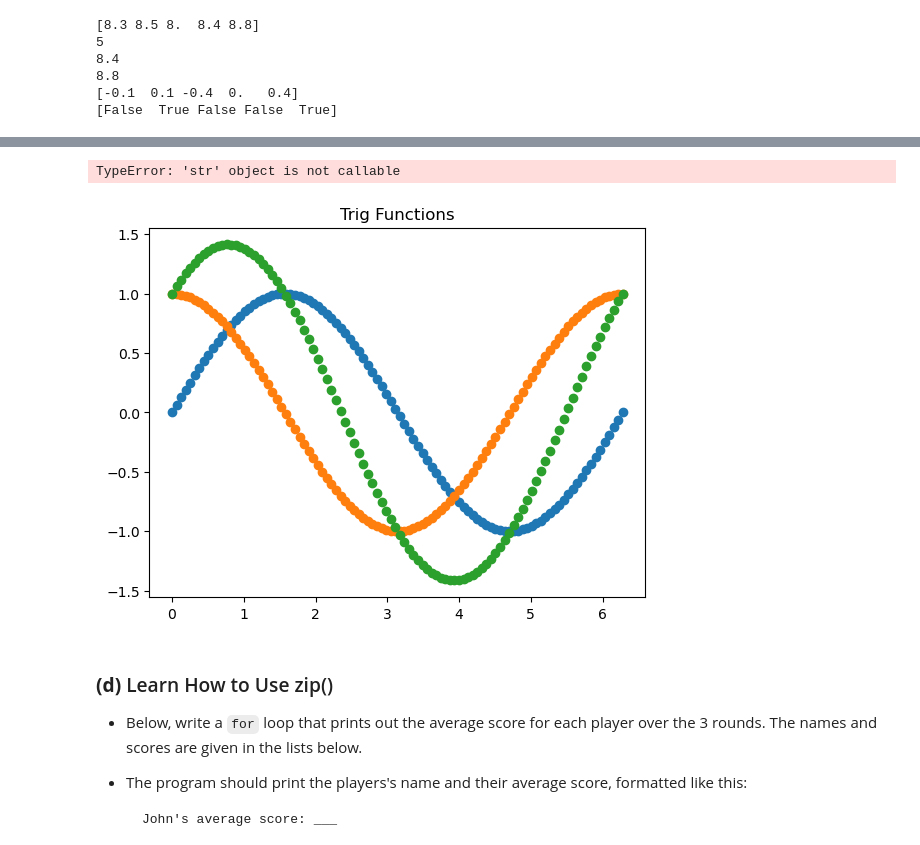
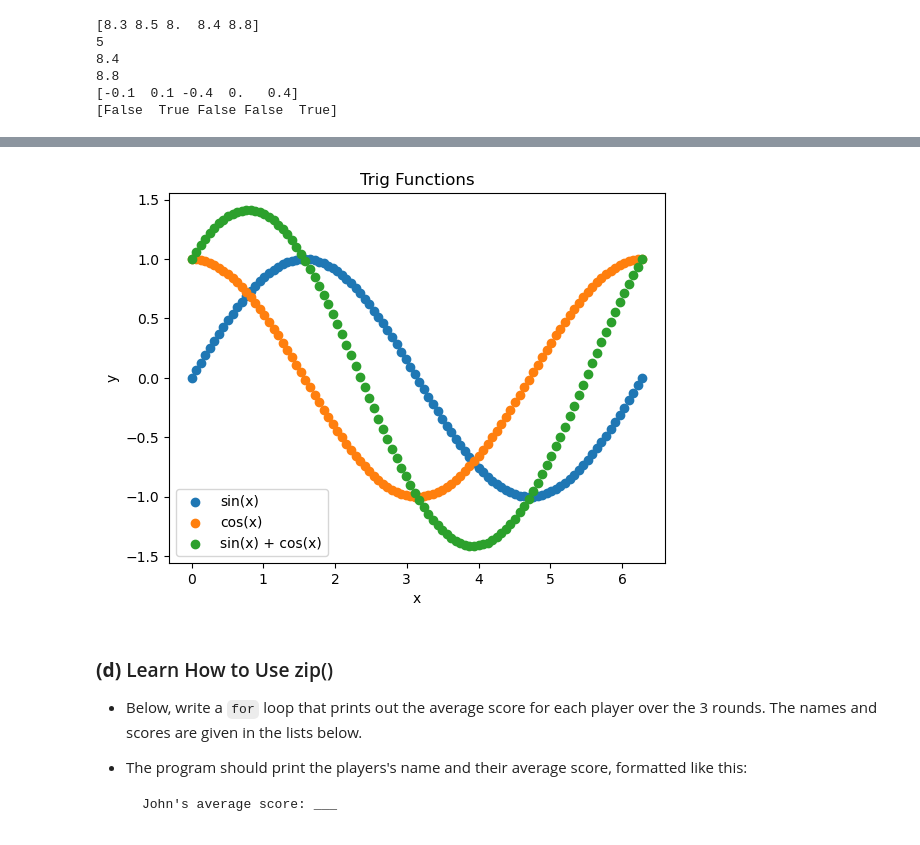
Before and after one commit to swang2026/datasci151spring2026, a Jupyter notebook: _assignments/assignment_4/Assignment4.ipynb, the cells around one changed output, grey strips where cells are left out. Saved outputs shown, nothing was run; the diff lists cells and outputs as text; code cells hidden in the pictures.

```diff
--- a/_assignments/assignment_4/Assignment4.ipynb
+++ b/_assignments/assignment_4/Assignment4.ipynb
@@ -123,25 +124,28 @@ print(above_average)
 # %%
 # Write your answer here
 
 vec_x = np.linspace(0, 2*np.pi, num=100)
 
 vec_y1 = np.sin(vec_x)
 vec_y2 = np.cos(vec_x)
 vec_y3 = np.sin(vec_x) + np.cos(vec_x)
 
 list_vectors = [vec_y1, vec_y2, vec_y3]
 
+label = ["sin(x)", "cos(x)", "sin(x) + cos(x)"]
+index = 0
+
 for vector in list_vectors:
-    plt.scatter(x = vec_x, y = vector)
+    plt.scatter(x = vec_x, y = vector, label = label[index])
+    index = index + 1
 
 plt.title("Trig Functions")
 plt.xlabel("x")
 plt.ylabel("y")
 plt.legend()
 plt.show()
 # %% [output]
-TypeError: 'str' object is not callable
-[figure, old version]
+[figure, new version]
 # %% [markdown]
 ### **(d)** Learn How to Use zip()
 
```
Also changed, not shown: parts of 5 cells of this notebook.
